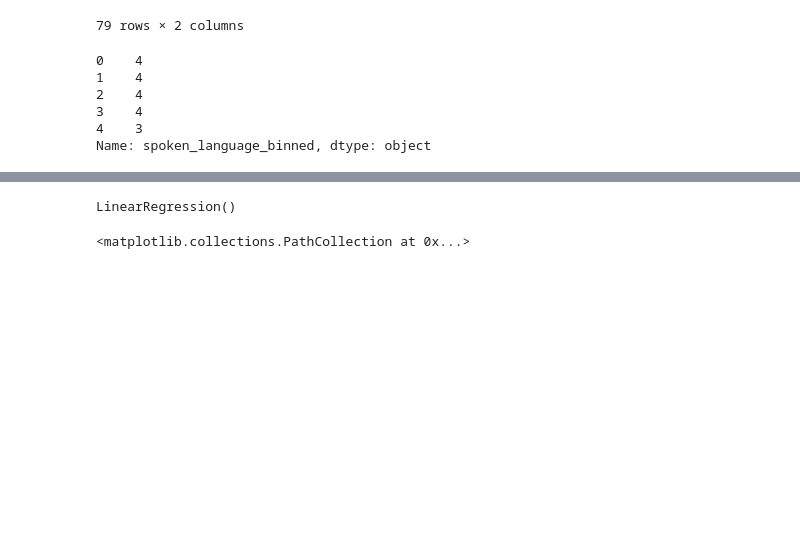
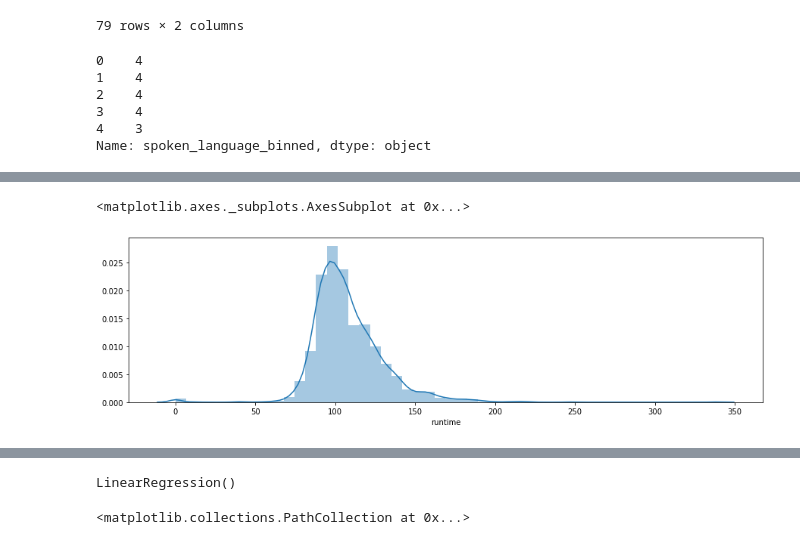
Before and after one commit to CKManoj012/Projects, a Jupyter notebook: TMDB Box office Collection.ipynb, the cells around one changed output, grey strips where cells are left out. Cells and saved outputs as stored; diff of their text form; code cells hidden in the pictures; blank space fills up the shorter version.

```diff
--- a/TMDB Box office Collection.ipynb
+++ b/TMDB Box office Collection.ipynb
@@ -551,0 +623,6 @@ train = pd.concat([train, status], axis=1, sort=False)
+# %%
+plt.figure(figsize=(15,4))
+sns.distplot(train['runtime'])
+# %% [output]
+<matplotlib.axes._subplots.AxesSubplot at 0x...>
+[figure, added]
```
Also changed, not shown: parts of 61 cells of this notebook.
